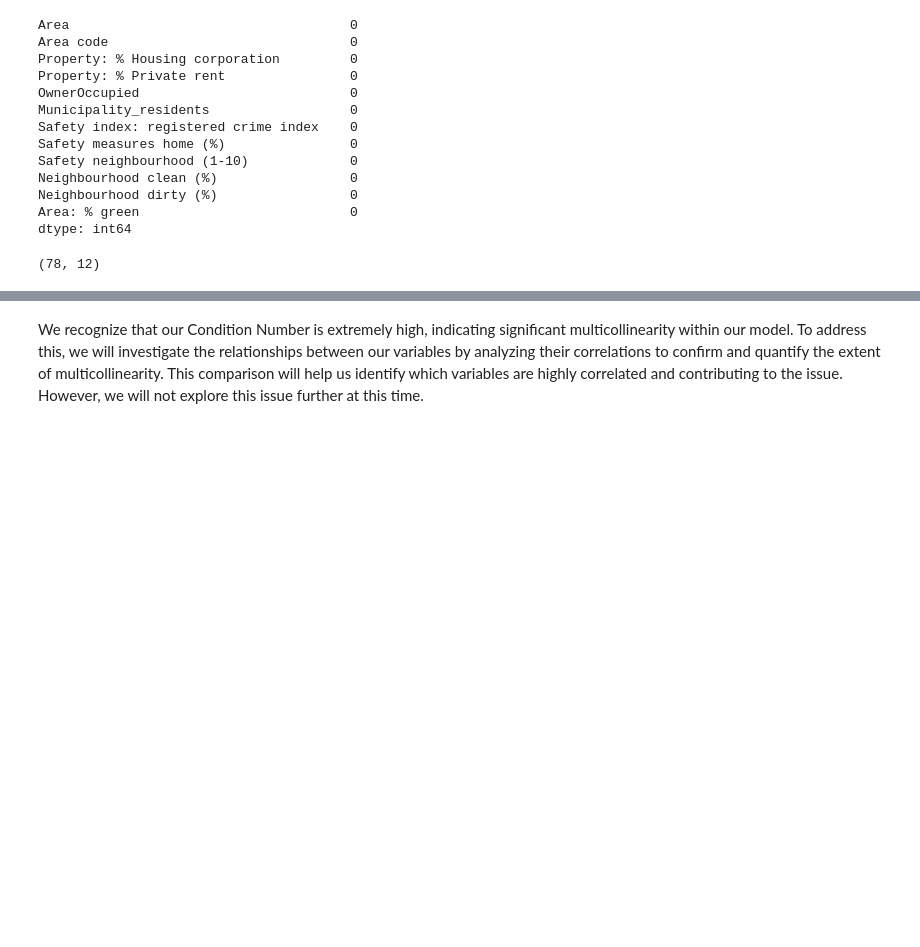
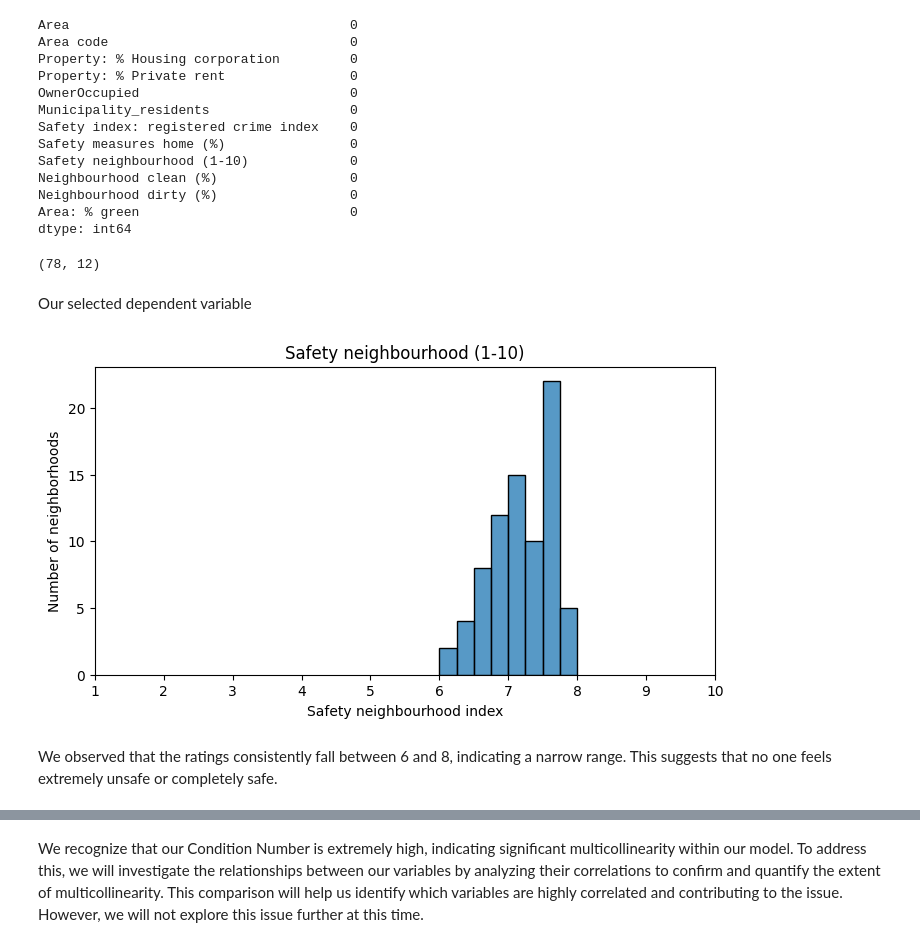
Before and after one commit to scdeahl/Group1Data1, a Jupyter notebook: hackathon/Group1_Hackathon.ipynb, the cells around one changed output, grey strips where cells are left out. Drawn from its saved outputs; the diff is of its cells as text; code cells hidden in the pictures; blank space fills up the shorter version.

```diff
--- a/hackathon/Group1_Hackathon.ipynb
+++ b/hackathon/Group1_Hackathon.ipynb
@@ -237,3 +215,24 @@ cleaned_rq.to_csv("data/cleaned_rq.csv", index=False,header=True)
+# %% [markdown]
+Our selected dependent variable
+# %%
+#Taking the data
+safe_neigh = cleaned_rq['Safety neighbourhood (1-10)']
+
+# Creating a histogram by setting the size of it and the with of the bins
+plt.figure(figsize=(8, 4))  # the size of the figure
+sns.histplot(safe_neigh, binwidth=0.25)  # width of the bins is low to see the small differences
+
+plt.xlim(1, 10)  #the index goes from 1 to 10, so the x-axis is between this 2 numbers
+plt.title('Safety neighbourhood (1-10)')
+plt.xlabel('Safety neighbourhood index')
+plt.ylabel('Number of neighborhoods')
+
+#plotting the histogram
+plt.show()
+# %% [output]
+[figure, added]
+# %% [markdown]
+We observed that the ratings consistently fall between 6 and 8, indicating a narrow range. This suggests that no one feels extremely unsafe or completely safe.
 # %%
 X = cleaned_rq[['Property: % Private rent', 'OwnerOccupied', 'Safety index: registered crime index', 'Municipality_residents', 'Safety measures home (%)', 'Neighbourhood clean (%)', 'Area: % green']]
 y = cleaned_rq[['Safety neighbourhood (1-10)']]
```
Also changed, not shown: parts of 3 cells of this notebook, 1 other file.
